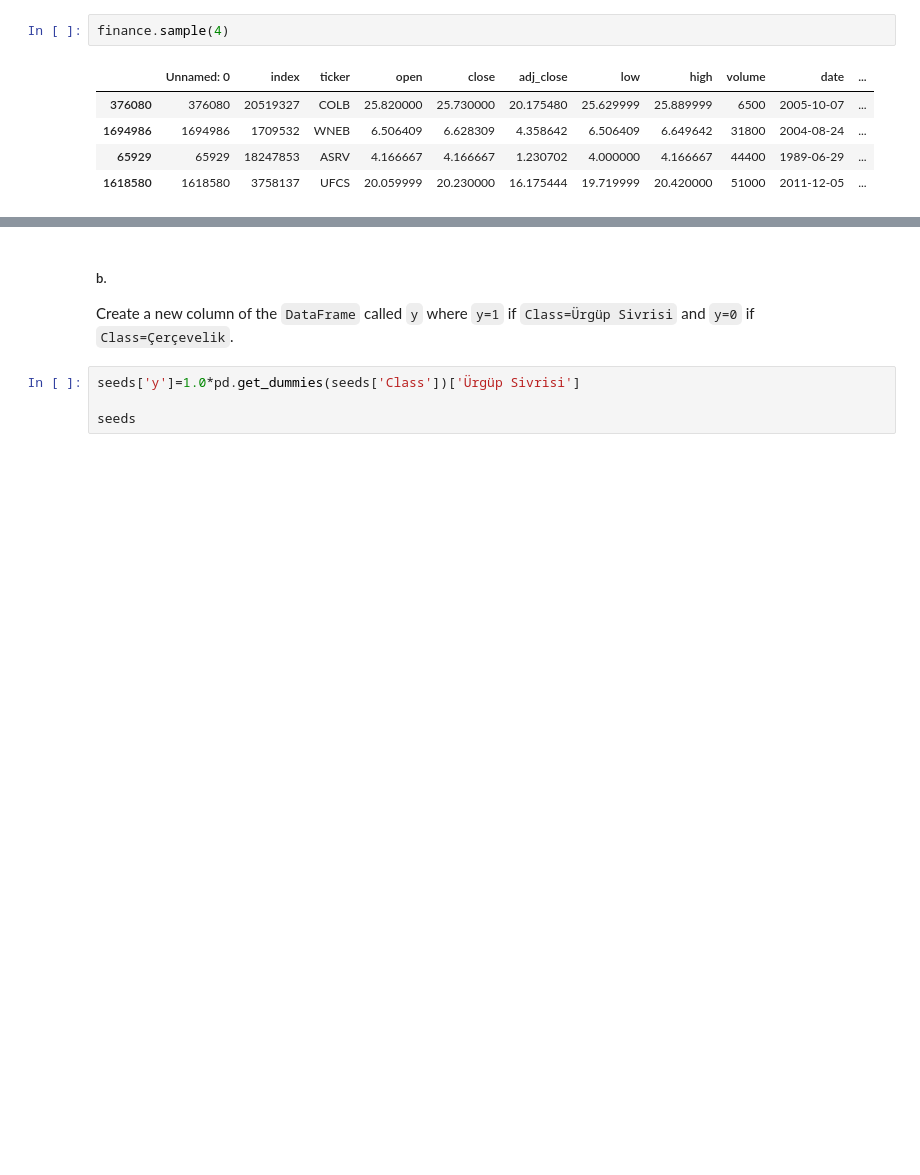
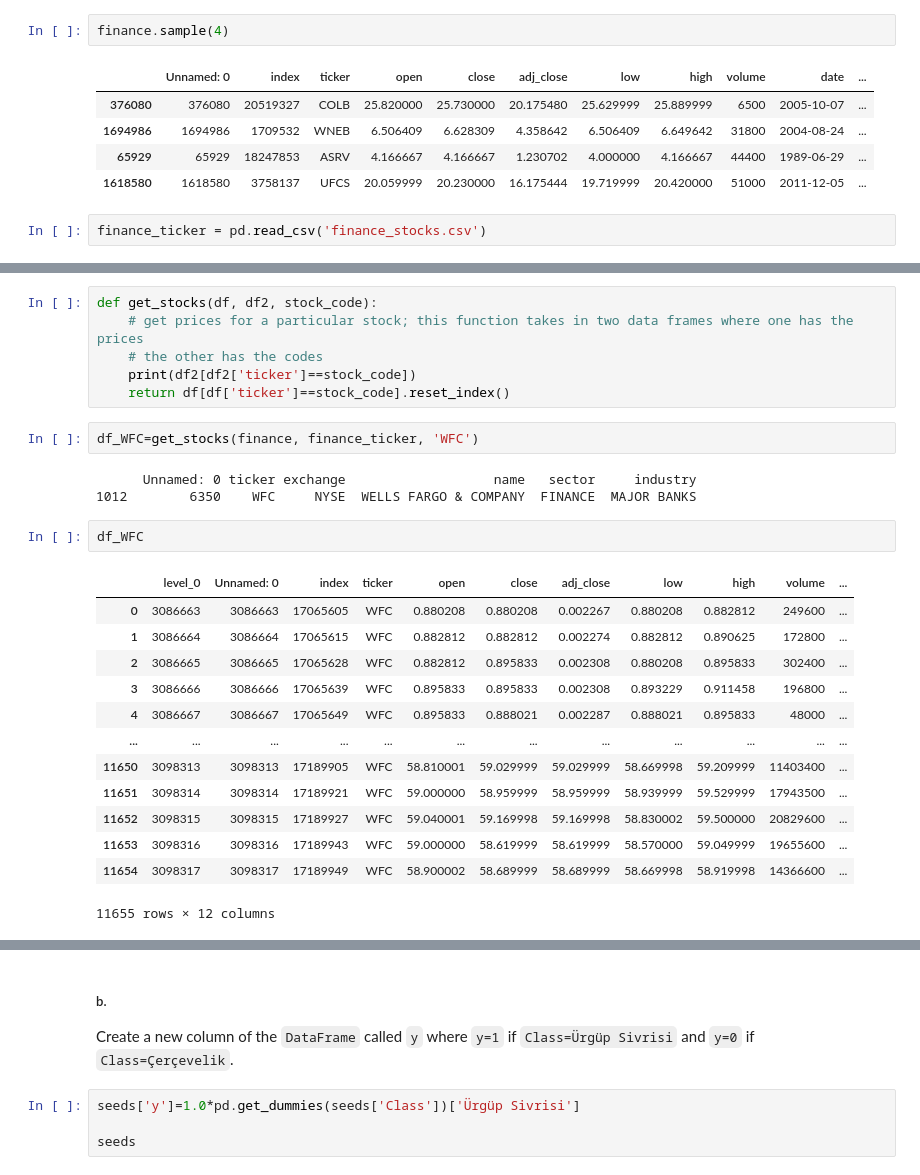
Before and after one commit to ghuckabe/DSTMarketAnalysis, a Jupyter notebook: kaggle_classify.ipynb, the cells around one changed output, grey strips where cells are left out. Drawn from its saved outputs; the diff is of its cells as text; blank space fills up the shorter version.

Commit message:
cleaning data...

```diff
--- a/kaggle_classify.ipynb
+++ b/kaggle_classify.ipynb
@@ -17,3 +17,5 @@ finance.sample(4)
 | 1694986 | 1694986 | 1709532 | WNEB | 6.506409 | 6.628309 | 4.358642 | 6.506409 | 6.649642 | 31800 | 2004-08-24 | ... |
 | 65929 | 65929 | 18247853 | ASRV | 4.166667 | 4.166667 | 1.230702 | 4.000000 | 4.166667 | 44400 | 1989-06-29 | ... |
 | 1618580 | 1618580 | 3758137 | UFCS | 20.059999 | 20.230000 | 16.175444 | 19.719999 | 20.420000 | 51000 | 2011-12-05 | ... |
+# %%
+finance_ticker = pd.read_csv('finance_stocks.csv')
@@ -19,0 +30,27 @@ finance.sample(4)
+# %%
+def get_stocks(df, df2, stock_code):
+    # get prices for a particular stock; this function takes in two data frames where one has the prices
+    # the other has the codes
+    print(df2[df2['ticker']==stock_code])
+    return df[df['ticker']==stock_code].reset_index()
+# %%
+df_WFC=get_stocks(finance, finance_ticker, 'WFC')
+# %% [output]
+      Unnamed: 0 ticker exchange                   name   sector     industry
+1012        6350    WFC     NYSE  WELLS FARGO & COMPANY  FINANCE  MAJOR BANKS
+# %%
+df_WFC
+# %% [output]
+|  | level_0 | Unnamed: 0 | index | ticker | open | close | adj_close | low | high | volume | ... |
+| 0 | 3086663 | 3086663 | 17065605 | WFC | 0.880208 | 0.880208 | 0.002267 | 0.880208 | 0.882812 | 249600 | ... |
+| 1 | 3086664 | 3086664 | 17065615 | WFC | 0.882812 | 0.882812 | 0.002274 | 0.882812 | 0.890625 | 172800 | ... |
+| 2 | 3086665 | 3086665 | 17065628 | WFC | 0.882812 | 0.895833 | 0.002308 | 0.880208 | 0.895833 | 302400 | ... |
+| 3 | 3086666 | 3086666 | 17065639 | WFC | 0.895833 | 0.895833 | 0.002308 | 0.893229 | 0.911458 | 196800 | ... |
+| 4 | 3086667 | 3086667 | 17065649 | WFC | 0.895833 | 0.888021 | 0.002287 | 0.888021 | 0.895833 | 48000 | ... |
+| ... | ... | ... | ... | ... | ... | ... | ... | ... | ... | ... | ... |
+| 11650 | 3098313 | 3098313 | 17189905 | WFC | 58.810001 | 59.029999 | 59.029999 | 58.669998 | 59.209999 | 11403400 | ... |
+| 11651 | 3098314 | 3098314 | 17189921 | WFC | 59.000000 | 58.959999 | 58.959999 | 58.939999 | 59.529999 | 17943500 | ... |
+| 11652 | 3098315 | 3098315 | 17189927 | WFC | 59.040001 | 59.169998 | 59.169998 | 58.830002 | 59.500000 | 20829600 | ... |
+| 11653 | 3098316 | 3098316 | 17189943 | WFC | 59.000000 | 58.619999 | 58.619999 | 58.570000 | 59.049999 | 19655600 | ... |
+| 11654 | 3098317 | 3098317 | 17189949 | WFC | 58.900002 | 58.689999 | 58.689999 | 58.669998 | 58.919998 | 14366600 | ... |
+11655 rows × 12 columns
```
Also changed, not shown: parts of 16 cells of this notebook.
